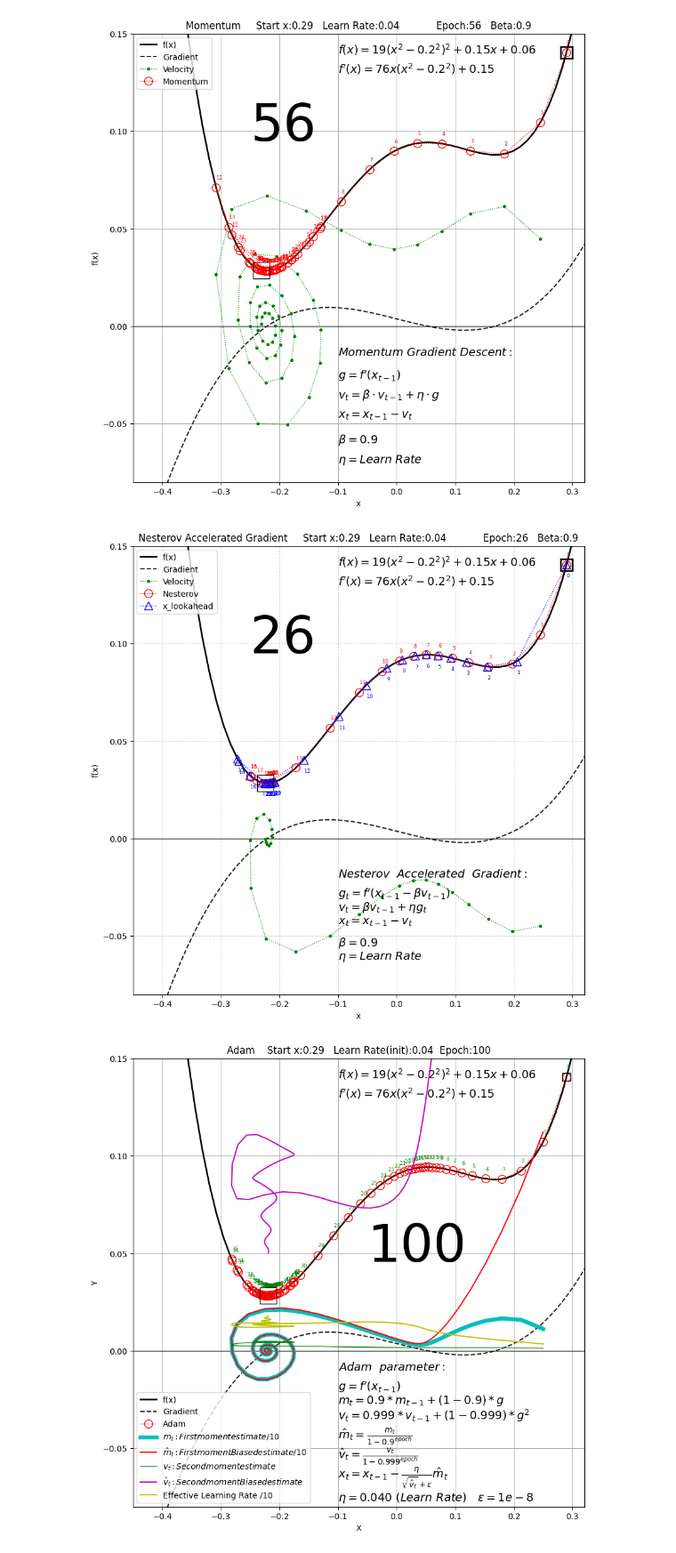
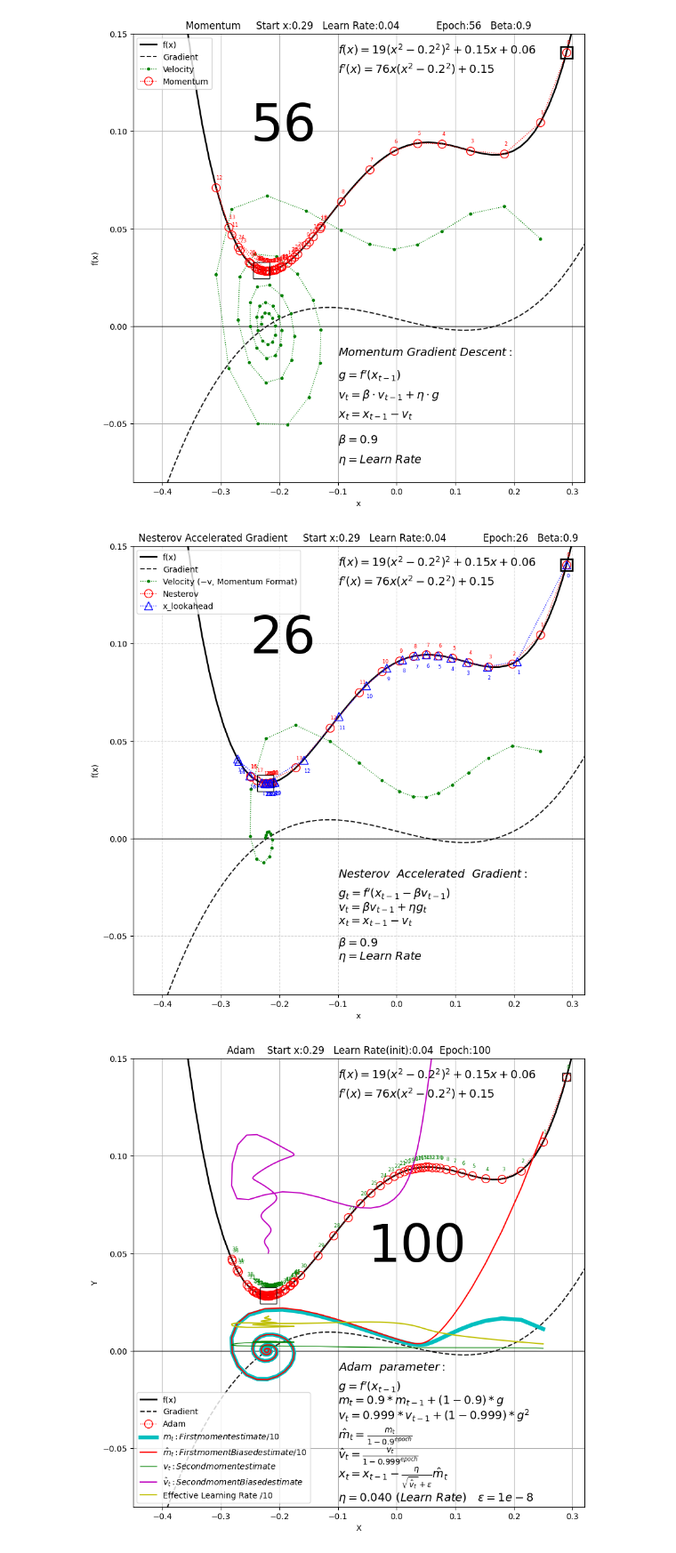
Before and after one commit to ArduinoPLUS/aicar, a Jupyter notebook: AdamNesterovMomentumOpt.ipynb, the cells around one changed output. Shown at 89% size. Saved outputs shown, nothing was run; the diff lists cells and outputs as text; code cells hidden in the pictures.

```diff
--- a/AdamNesterovMomentumOpt.ipynb
+++ b/AdamNesterovMomentumOpt.ipynb
@@ -150,9 +150,9 @@ plt.axhline(0, color='black', lw=1)
 plt.plot(x_plot, y_plot, color='black', lw=2, label='f(x)')
 # 미분 f'(x): 검정색 대시선
 plt.plot(x_plot, grad_func(x_plot)*0.025, 'k--', alpha=0.9, label='Gradient')
-# 속도 velocuty: 녹색 실선
-plt.plot(paths_x[1:], paths_v[1:], 'go:', markersize=3, markeredgewidth=1,
-         markerfacecolor='green', linewidth=1, label='Velocity')
+# 속도 velocuty: 녹색 실선 - Momentuem 의 velocity와 방향 규정이 반대이므로 부호를 반전하여 plot
+plt.plot(paths_x[1:], -paths_v[1:], 'go:', markersize=3, markeredgewidth=1,
+         markerfacecolor='green', linewidth=1, label='Velocity (−v, Momentum Format)')
 #plt.plot(paths_x[1:], paths_v[1:],'g-',label='Velocity') # Momentum parameter
 # 경로 표시 (Red): 빨간색 원형 마크
 plt.plot(paths_x, func(paths_x), 'ro:', markersize=10, markeredgewidth=1,
@@ -168,34 +168,34 @@ for k, x_point in enumerate(paths_x):
 for j, x_point in enumerate(paths_x_lookahead):
     y_point = func(x_point)-0.007
     plt.text(x_point, y_point, f'${j}$', verticalalignment='bottom', color='blue',
              fontdict={'size': 6})
 # x 시작 위치
 plt.plot(paths_x[0], func(paths_x[0]), 'ks', markersize=14,
          markeredgewidth=2, markerfacecolor='none')
 # 마지막 위치: 검정색 사각형
 plt.plot(paths_x[-1], func(paths_x[-1]), 'ks', markersize=20, markerfacecolor='none')
 # Legend
 plt.text(-0.1,  0.140, r"$f(x) = 19(x^2-0.2^2)^2+0.15x+0.06$", fontdict={'size': 14})
 plt.text(-0.1,  0.130, r"$f'(x) = 76x(x^2-0.2^2)+0.15$", fontdict={'size': 14})
 plt.text(-0.1, -0.020, r"$Nesterov~~Accelerated~~Gradient:$", fontdict={'size': 14})
 plt.text(-0.1, -0.030, r"$g_t = f'(x_{t-1} - \beta v_{t-1})$",fontdict={'size': 14})
 plt.text(-0.1, -0.037, r"$v_{t} = \beta v_{t-1} + \eta g_t$", fontdict={'size': 14})
 plt.text(-0.1, -0.044, r"$x_{t} = x_{t-1} - v_{t}$", fontdict={'size': 14})
 plt.text(-0.1, -0.055, r"$\beta=0.9$",fontdict={'size': 14})
 plt.text(-0.1, -0.062, r"$\eta=Learn~Rate$",fontdict={'size': 14})
 plt.text(-0.25, 0.095, f"{EPOCHS}", fontdict={'size': 64})
 plt.legend(loc='upper left')      # Legend
 plt.title(f'Nesterov Accelerated Gradient     Start x:{START}   Learn Rate:{LEARN_RATE}\
             Epoch:{EPOCHS}   Beta:{BETA1}')
 plt.xlabel('x')
 plt.ylabel('f(x)')
 plt.grid(True, linestyle='--', alpha=0.5)
 plt.xlim(-0.45, 0.32)
 plt.ylim(-0.08, 0.15)
 plt.savefig(f'NESTEROV_{EPOCHS:04d}.png')
 plt.show()
 # %% [output]
-[figure, old version]
+[figure, new version]
 # %%
 # Adam Optimizer ----------------------------- 5 -<AdamNesterovMomentumOpt.piynb>
 def gd_Adam(func, grad_func, x, learning_rate, MaxIter, BETA1, BETA2, verbose = False):
```
